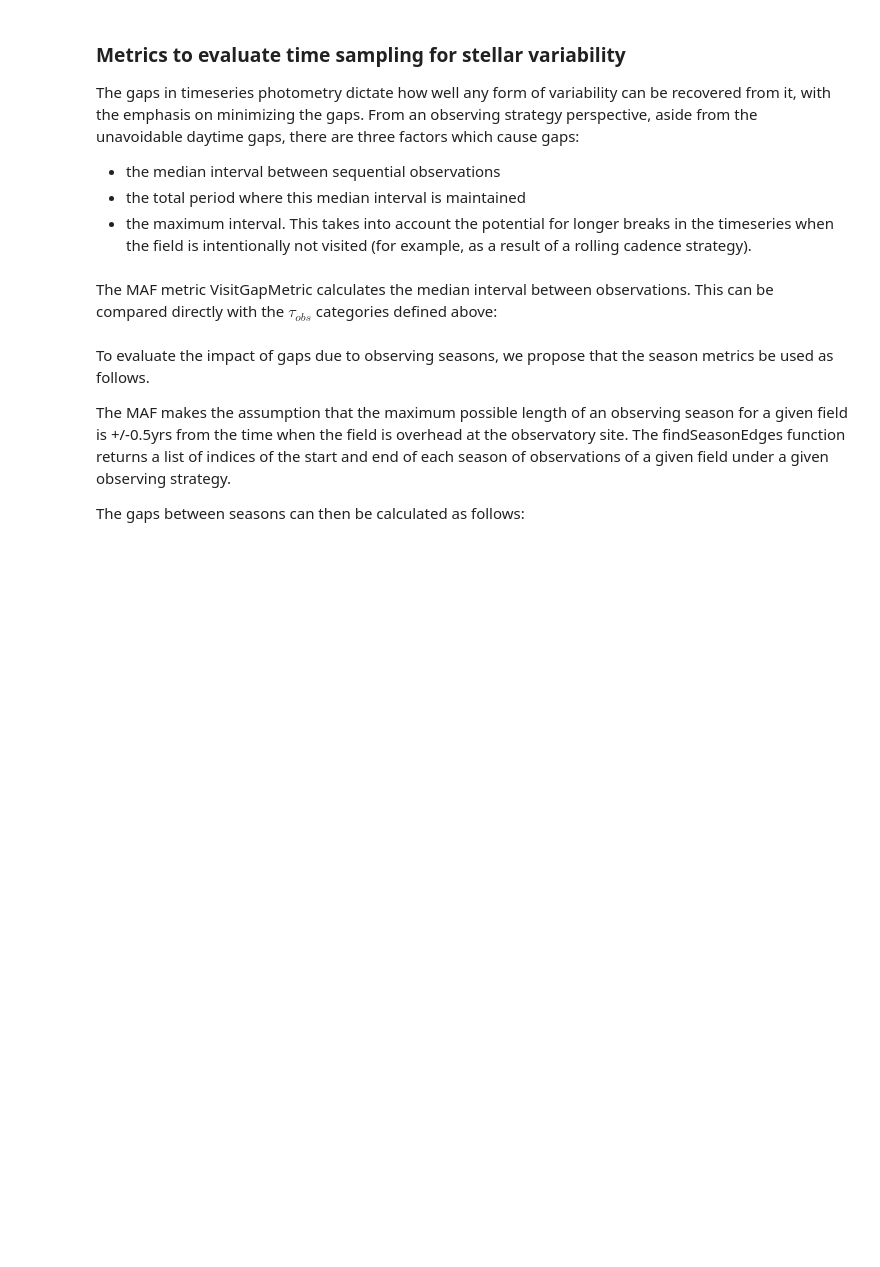
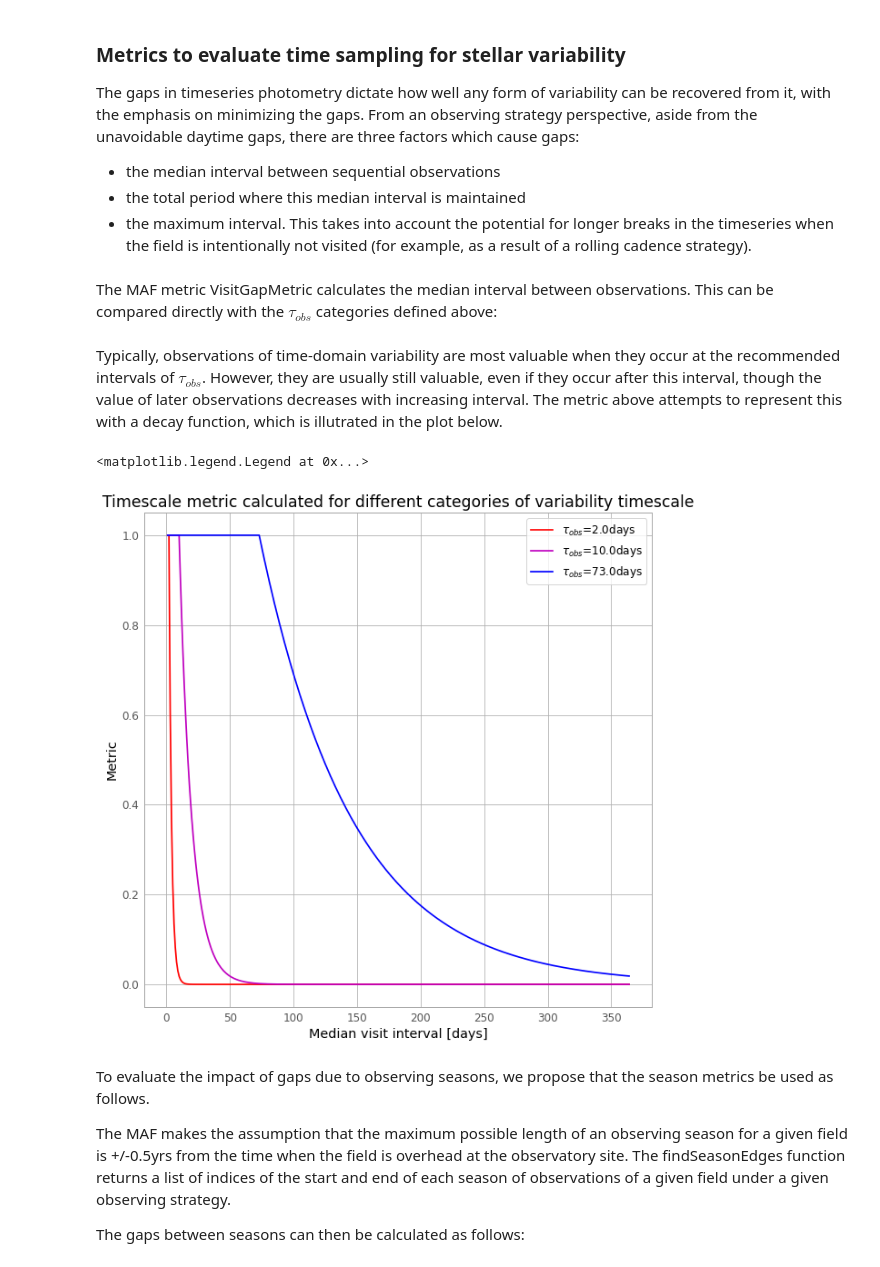
Before and after one commit to leogirardi/software_tools, a Jupyter notebook: GalacticVariabilityTimeSampling.ipynb, the cells around one changed output. Drawn from its saved outputs; the diff is of its cells as text; code cells hidden in the pictures; blank space fills up the shorter version.

Commit message:
Updated notebook to add plot and remove dependency on visibility calculation

```diff
--- a/GalacticVariabilityTimeSampling.ipynb
+++ b/GalacticVariabilityTimeSampling.ipynb
@@ -59,6 +60,26 @@ def calcVisitIntervalMetric(delta_t, tau_obs):
         metric[idx] = np.exp(-K*(delta_t[idx] - tau_obs))
 
     return metric
+# %% [markdown]
+Typically, observations of time-domain variability are most valuable when they occur at the recommended intervals of $\tau_{obs}$.  However, they are usually still valuable, even if they occur after this interval, though the value of later observations decreases with increasing interval.  The metric above attempts to represent this with a decay function, which is illutrated in the plot below.
+# %%
+tau_obs_range = [2.0, 10.0, 73.0]
+median_visit_intervals = np.array([1.0, 2.0, 4.0, 6.0, 8.0, 10.0, 50.0, 75.0, 100.0, 150.0, 200.0, 365.0])
+median_visit_intervals = np.arange(1.0, 365.0, 1.0)
+formats = ['r-','m-','b-']
+
+fig,ax = plt.subplots(1, 1, figsize=(10,10))
+for i,tau_obs in enumerate(tau_obs_range):
+    metric_data = calcVisitIntervalMetric(median_visit_intervals, tau_obs)
+    ax.plot(median_visit_intervals, metric_data, formats[i],
+            label='$\\tau_{obs}$='+str(tau_obs)+'days')
+ax.set_xlabel('Median visit interval [days]')
+ax.set_ylabel('Metric')
+ax.set_title('Timescale metric calculated for different categories of variability timescale')
+ax.legend()
+# %% [output]
+<matplotlib.legend.Legend at 0x...>
+[figure, added]
 # %% [markdown]
 To evaluate the impact of gaps due to observing seasons, we propose that the season metrics be used as follows.
 
```
Also changed, not shown: parts of 2 cells of this notebook, 2 other files.
